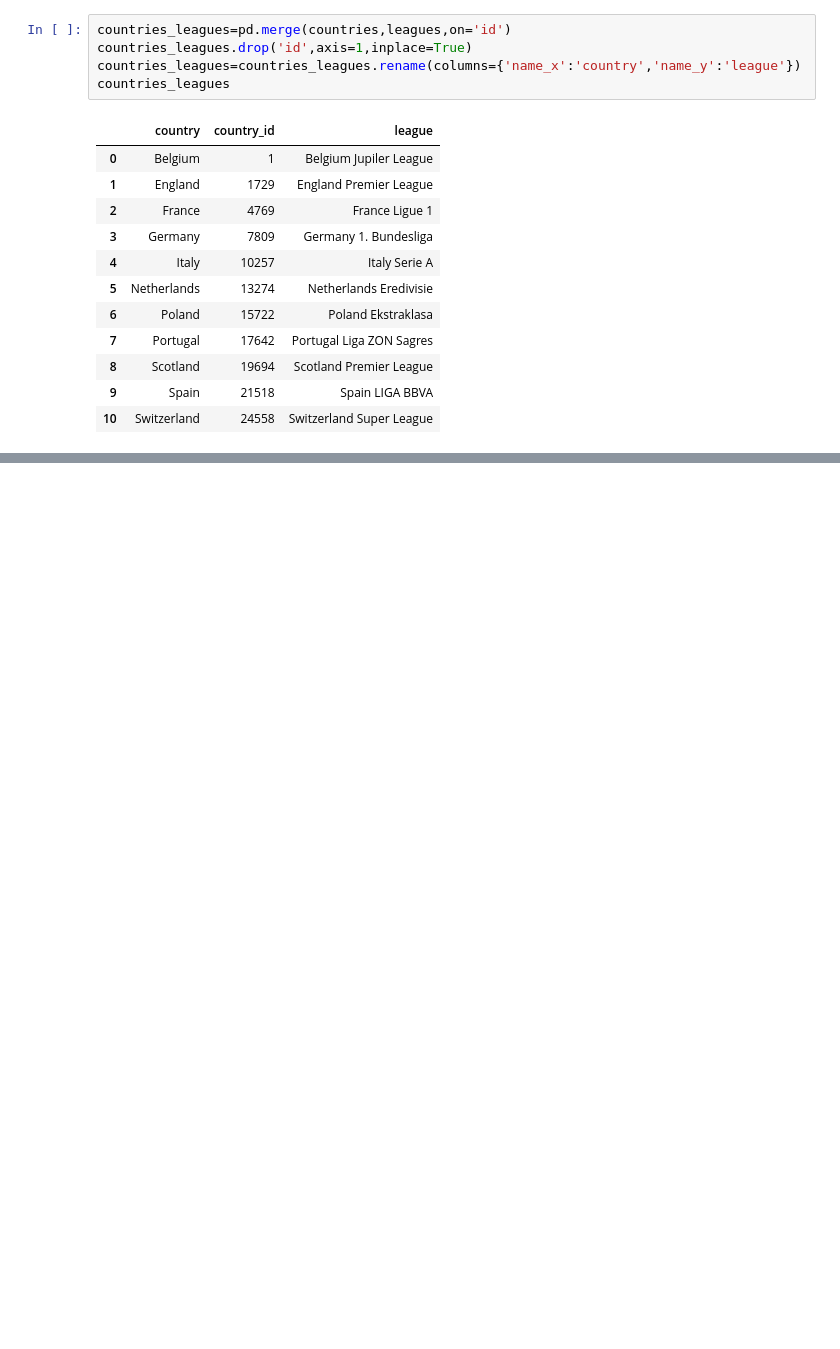
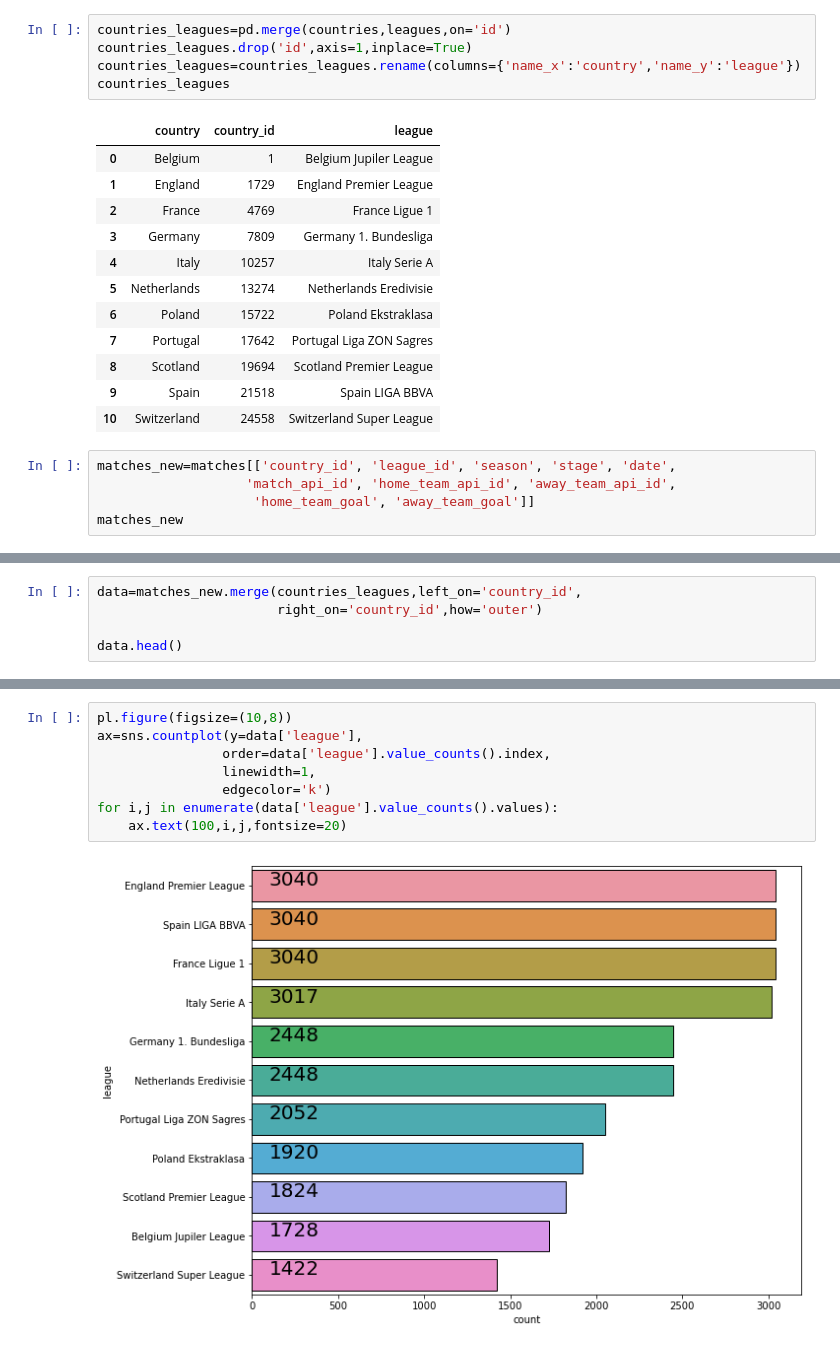
Before and after one commit to rissuuuu/DataScience_Datasets, a Jupyter notebook: european football/Untitled.ipynb, the cells around one changed output, grey strips where cells are left out. Cells and saved outputs as stored; diff of their text form; blank space fills up the shorter version.

```diff
--- a/european football/Untitled.ipynb
+++ b/european football/Untitled.ipynb
@@ -126,3 +126,8 @@ countries_leagues
 | 8 | Scotland | 19694 | Scotland Premier League |
 | 9 | Spain | 21518 | Spain LIGA BBVA |
 | 10 | Switzerland | 24558 | Switzerland Super League |
+# %%
+matches_new=matches[['country_id', 'league_id', 'season', 'stage', 'date',
+                   'match_api_id', 'home_team_api_id', 'away_team_api_id',
+                    'home_team_goal', 'away_team_goal']]
+matches_new
@@ -128,0 +152,5 @@ countries_leagues
+# %%
+data=matches_new.merge(countries_leagues,left_on='country_id',
+                       right_on='country_id',how='outer')
+
+data.head()
@@ -128,0 +196,10 @@ countries_leagues
+# %%
+pl.figure(figsize=(10,8))
+ax=sns.countplot(y=data['league'],
+                order=data['league'].value_counts().index,
+                linewidth=1,
+                edgecolor='k')
+for i,j in enumerate(data['league'].value_counts().values):
+    ax.text(100,i,j,fontsize=20)
+# %% [output]
+[figure, added]
```
Also changed, not shown: parts of 5 cells of this notebook.
